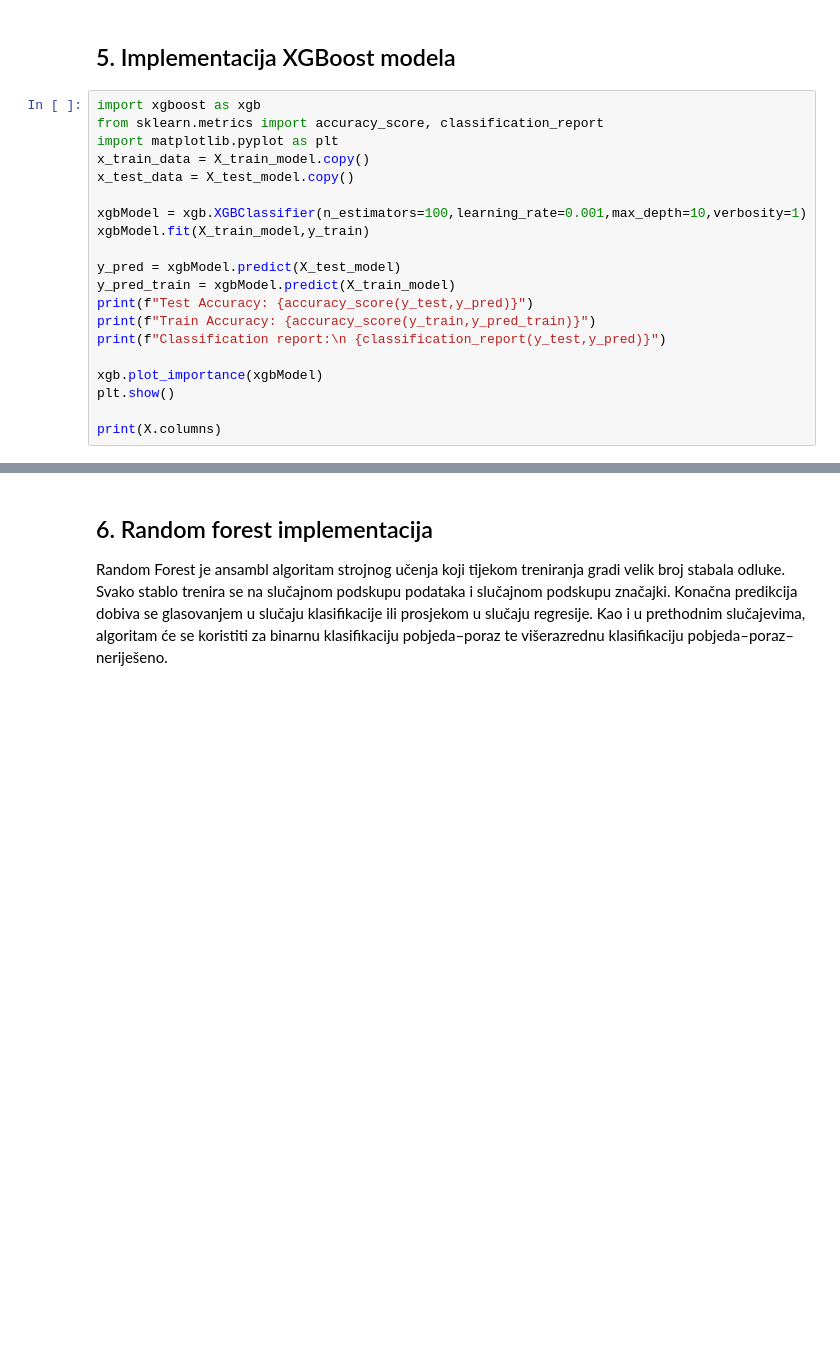
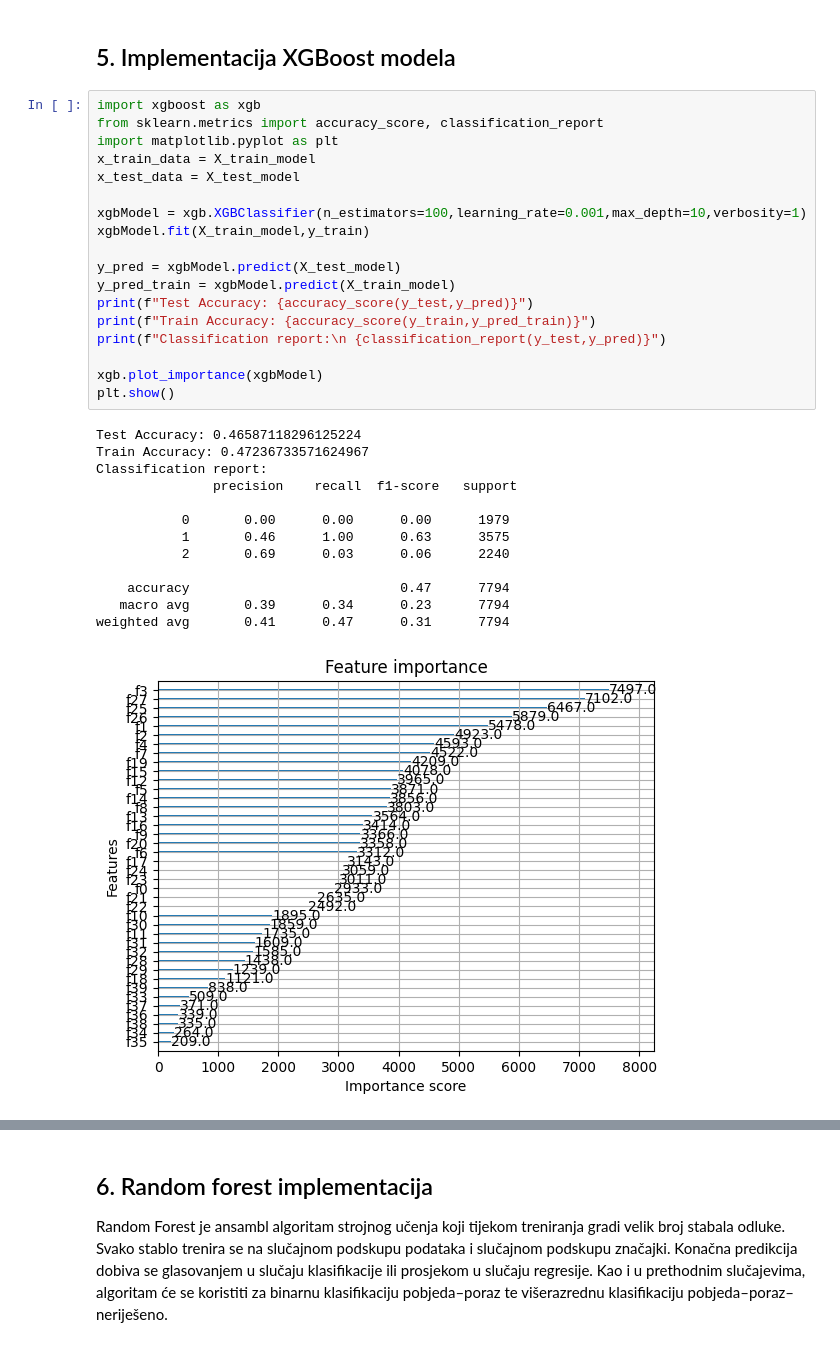
Before and after one commit to as547777/Neural-Networks-Football-Match-Prediction, a Jupyter notebook: Predviđanje ishoda nogometnih utakmica.ipynb, the cells around one changed output, grey strips where cells are left out. Cells and saved outputs as stored; diff of their text form; blank space fills up the shorter version.

```diff
--- a/Predviđanje ishoda nogometnih utakmica.ipynb
+++ b/Predviđanje ishoda nogometnih utakmica.ipynb
@@ -1133,23 +1185,35 @@ plt.show()
 # %%
 import xgboost as xgb
 from sklearn.metrics import accuracy_score, classification_report
 import matplotlib.pyplot as plt
-x_train_data = X_train_model.copy()
-x_test_data = X_test_model.copy()
+x_train_data = X_train_model
+x_test_data = X_test_model
 
 xgbModel = xgb.XGBClassifier(n_estimators=100,learning_rate=0.001,max_depth=10,verbosity=1)
 xgbModel.fit(X_train_model,y_train)
 
 y_pred = xgbModel.predict(X_test_model)
 y_pred_train = xgbModel.predict(X_train_model)
 print(f"Test Accuracy: {accuracy_score(y_test,y_pred)}")
 print(f"Train Accuracy: {accuracy_score(y_train,y_pred_train)}")
 print(f"Classification report:\n {classification_report(y_test,y_pred)}")
 
 xgb.plot_importance(xgbModel)
 plt.show()
-
-print(X.columns)
+# %% [output]
+Test Accuracy: 0.46587118296125224
+Train Accuracy: 0.47236733571624967
+Classification report:
+               precision    recall  f1-score   support
+
+           0       0.00      0.00      0.00      1979
+           1       0.46      1.00      0.63      3575
+           2       0.69      0.03      0.06      2240
+
+    accuracy                           0.47      7794
+   macro avg       0.39      0.34      0.23      7794
+weighted avg       0.41      0.47      0.31      7794
+[figure, added]
 # %%
 #Cross validation to find best hyperparameters
 
```
Also changed, not shown: parts of 15 cells of this notebook.
